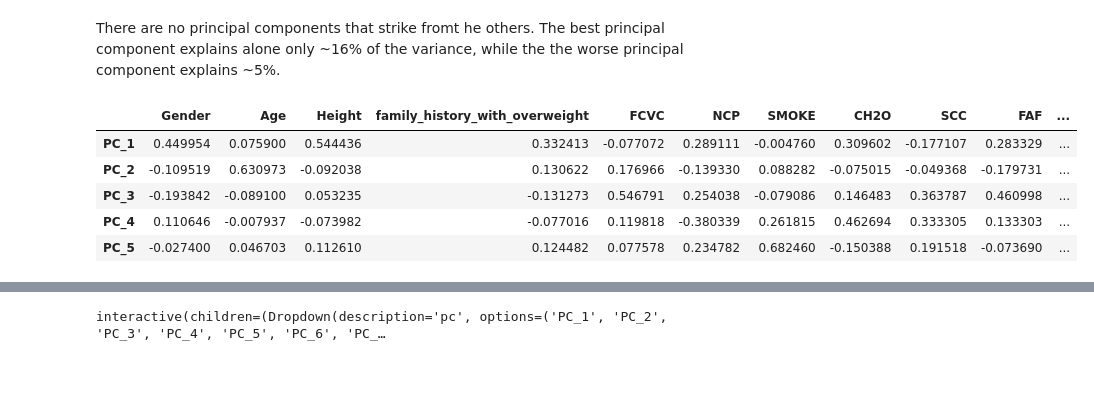
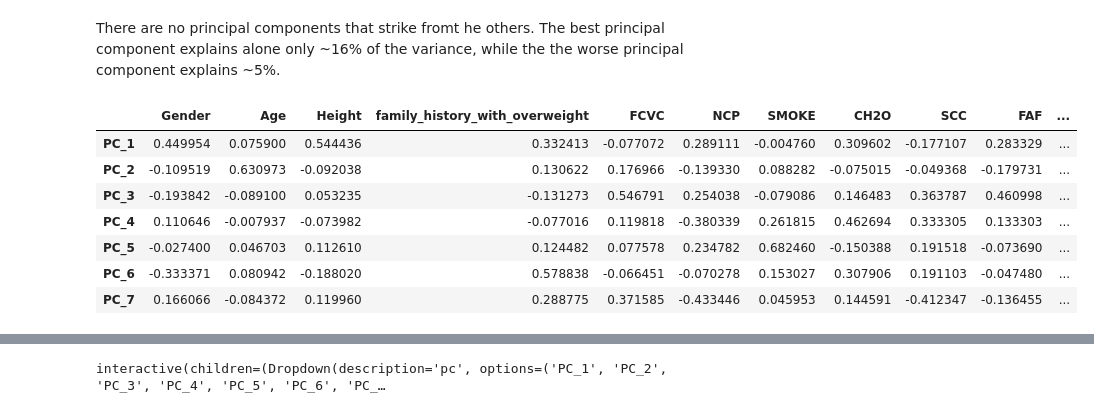
Before and after one commit to flylight-max/Individual_project_obesity, a Jupyter notebook: Untitled-2.ipynb, the cells around one changed output, grey strips where cells are left out. Cells and saved outputs as stored; diff of their text form; code cells hidden in the pictures; blank space fills up the shorter version.

```diff
--- a/Untitled-2.ipynb
+++ b/Untitled-2.ipynb
@@ -850,14 +851,16 @@ There are no principal components that strike fromt he others. The best principa
 # %%
 princp_comp = pca.components_
 princp_comp_df = pd.DataFrame(princp_comp, columns=X_mod.columns, index=[f"PC_{i}" for i in range(1,len(princp_comp)+1)])
-princp_comp_df.head()
+princp_comp_df.head(7)
 # %% [output]
 |  | Gender | Age | Height | family_history_with_overweight | FCVC | NCP | SMOKE | CH2O | SCC | FAF | ... |
 | PC_1 | 0.449954 | 0.075900 | 0.544436 | 0.332413 | -0.077072 | 0.289111 | -0.004760 | 0.309602 | -0.177107 | 0.283329 | ... |
 | PC_2 | -0.109519 | 0.630973 | -0.092038 | 0.130622 | 0.176966 | -0.139330 | 0.088282 | -0.075015 | -0.049368 | -0.179731 | ... |
 | PC_3 | -0.193842 | -0.089100 | 0.053235 | -0.131273 | 0.546791 | 0.254038 | -0.079086 | 0.146483 | 0.363787 | 0.460998 | ... |
 | PC_4 | 0.110646 | -0.007937 | -0.073982 | -0.077016 | 0.119818 | -0.380339 | 0.261815 | 0.462694 | 0.333305 | 0.133303 | ... |
 | PC_5 | -0.027400 | 0.046703 | 0.112610 | 0.124482 | 0.077578 | 0.234782 | 0.682460 | -0.150388 | 0.191518 | -0.073690 | ... |
+| PC_6 | -0.333371 | 0.080942 | -0.188020 | 0.578838 | -0.066451 | -0.070278 | 0.153027 | 0.307906 | 0.191103 | -0.047480 | ... |
+| PC_7 | 0.166066 | -0.084372 | 0.119960 | 0.288775 | 0.371585 | -0.433446 | 0.045953 | 0.144591 | -0.412347 | -0.136455 | ... |
 # %%
 for col in princp_comp_df.columns:
     princp_comp_df[col] = princp_comp_df[col].apply(lambda x: abs(x))
```
Also changed, not shown: parts of 32 cells of this notebook.
